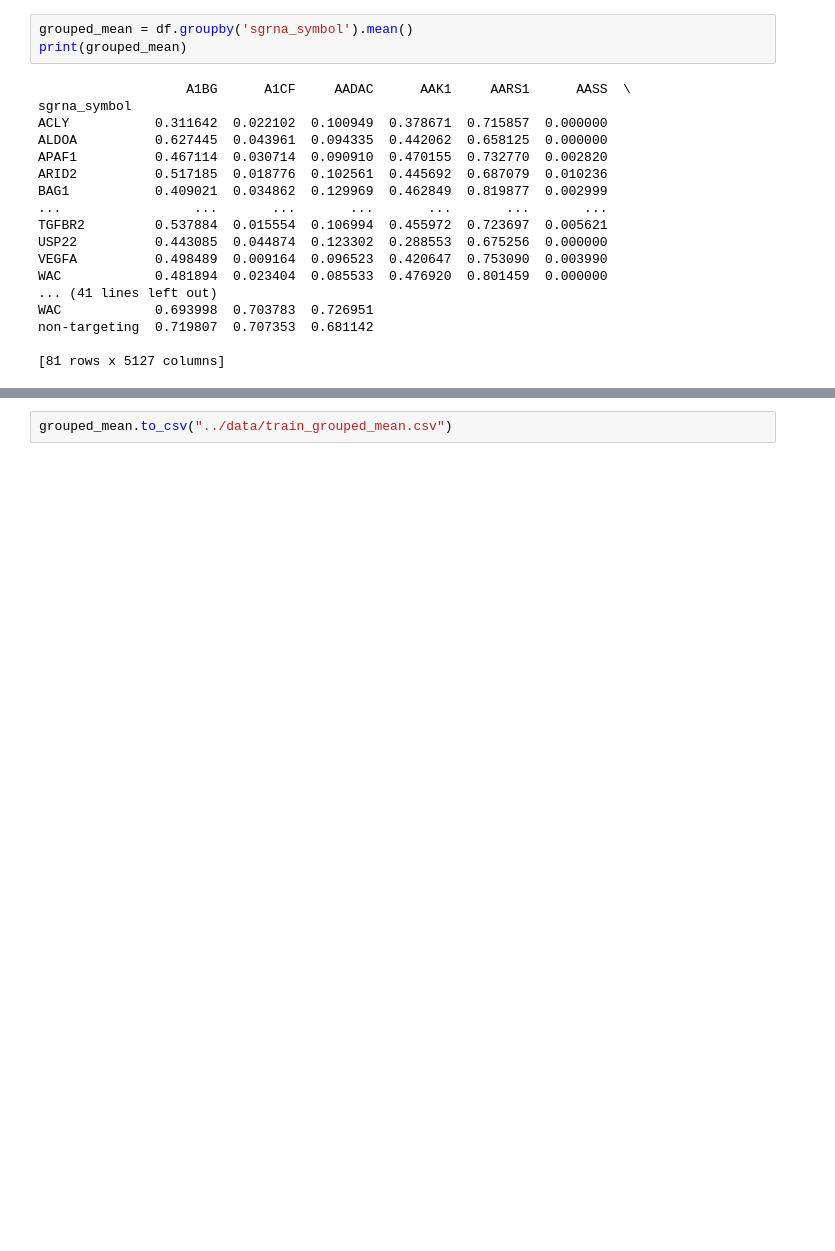
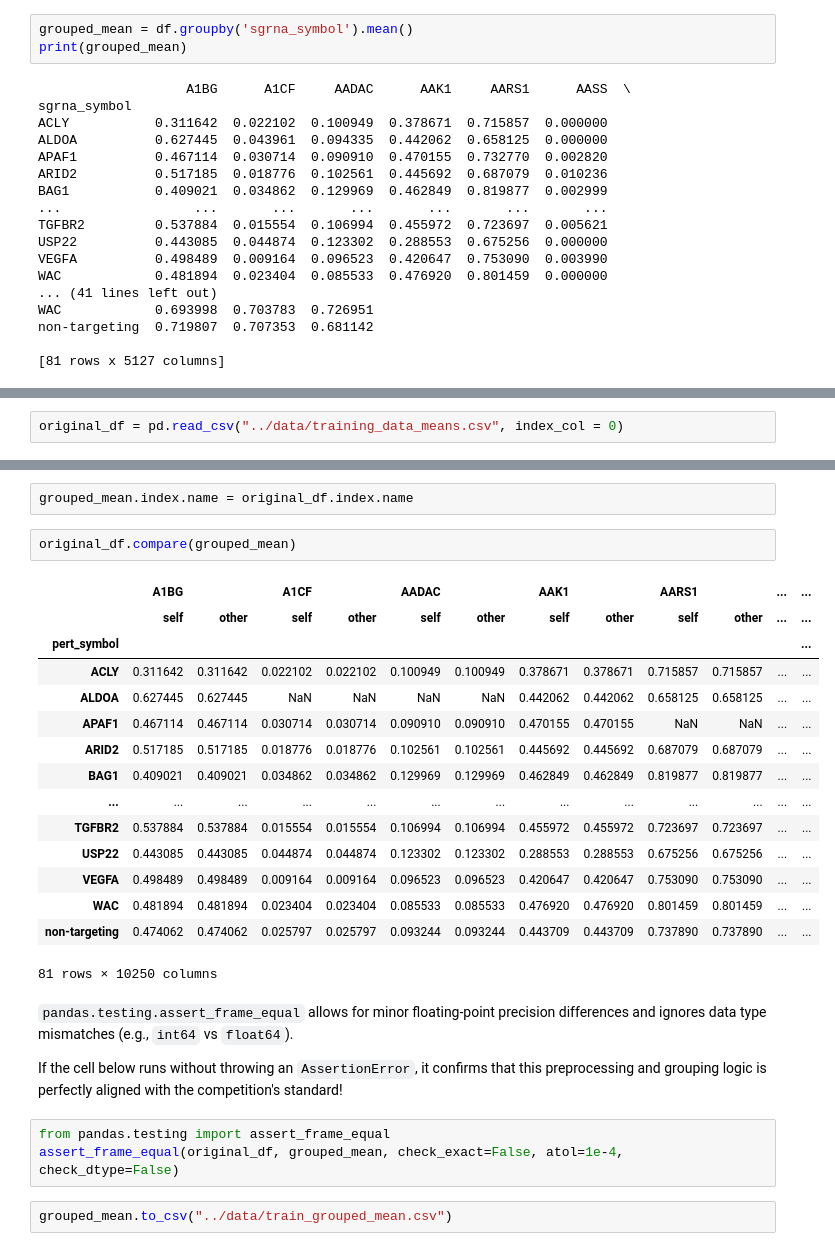
Before and after one commit to nayoungku1/myllia, a Jupyter notebook: notebook/eda-grouping.ipynb, the cells around one changed output, grey strips where cells are left out. Saved outputs shown, nothing was run; the diff lists cells and outputs as text; blank space fills up the shorter version.

Commit message:
refactor: merge mean comparision sanity check into eda-grouping

```diff
--- a/notebook/eda-grouping.ipynb
+++ b/notebook/eda-grouping.ipynb
@@ -82,0 +88,2 @@ non-targeting  0.719807  0.707353  0.681142
+# %%
+original_df = pd.read_csv("../data/training_data_means.csv", index_col = 0)
@@ -83,2 +112,29 @@ non-targeting  0.719807  0.707353  0.681142
+# %%
+grouped_mean.index.name = original_df.index.name
+# %%
+original_df.compare(grouped_mean)
+# %% [output]
+|  | A1BG |  | A1CF |  | AADAC |  | AAK1 |  | AARS1 |  | ... | ... |
+|  | self | other | self | other | self | other | self | other | self | other | ... | ... |
+| pert_symbol |  |  |  |  |  |  |  |  |  |  |  | ... |
+| ACLY | 0.311642 | 0.311642 | 0.022102 | 0.022102 | 0.100949 | 0.100949 | 0.378671 | 0.378671 | 0.715857 | 0.715857 | ... | ... |
+| ALDOA | 0.627445 | 0.627445 | NaN | NaN | NaN | NaN | 0.442062 | 0.442062 | 0.658125 | 0.658125 | ... | ... |
+| APAF1 | 0.467114 | 0.467114 | 0.030714 | 0.030714 | 0.090910 | 0.090910 | 0.470155 | 0.470155 | NaN | NaN | ... | ... |
+| ARID2 | 0.517185 | 0.517185 | 0.018776 | 0.018776 | 0.102561 | 0.102561 | 0.445692 | 0.445692 | 0.687079 | 0.687079 | ... | ... |
+| BAG1 | 0.409021 | 0.409021 | 0.034862 | 0.034862 | 0.129969 | 0.129969 | 0.462849 | 0.462849 | 0.819877 | 0.819877 | ... | ... |
+| ... | ... | ... | ... | ... | ... | ... | ... | ... | ... | ... | ... | ... |
+| TGFBR2 | 0.537884 | 0.537884 | 0.015554 | 0.015554 | 0.106994 | 0.106994 | 0.455972 | 0.455972 | 0.723697 | 0.723697 | ... | ... |
+| USP22 | 0.443085 | 0.443085 | 0.044874 | 0.044874 | 0.123302 | 0.123302 | 0.288553 | 0.288553 | 0.675256 | 0.675256 | ... | ... |
+| VEGFA | 0.498489 | 0.498489 | 0.009164 | 0.009164 | 0.096523 | 0.096523 | 0.420647 | 0.420647 | 0.753090 | 0.753090 | ... | ... |
+| WAC | 0.481894 | 0.481894 | 0.023404 | 0.023404 | 0.085533 | 0.085533 | 0.476920 | 0.476920 | 0.801459 | 0.801459 | ... | ... |
+| non-targeting | 0.474062 | 0.474062 | 0.025797 | 0.025797 | 0.093244 | 0.093244 | 0.443709 | 0.443709 | 0.737890 | 0.737890 | ... | ... |
+81 rows × 10250 columns
+# %% [markdown]
+`pandas.testing.assert_frame_equal` allows for minor floating-point precision differences and ignores data type mismatches (e.g., `int64` vs `float64`).
+
+If the cell below runs without throwing an `AssertionError`, it confirms that this preprocessing and grouping logic is perfectly aligned with the competition's standard!
+# %%
+from pandas.testing import assert_frame_equal
+assert_frame_equal(original_df, grouped_mean, check_exact=False, atol=1e-4, check_dtype=False)
 # %%
 grouped_mean.to_csv("../data/train_grouped_mean.csv")
```
Also changed, not shown: parts of 3 cells of this notebook, 1 other file.
